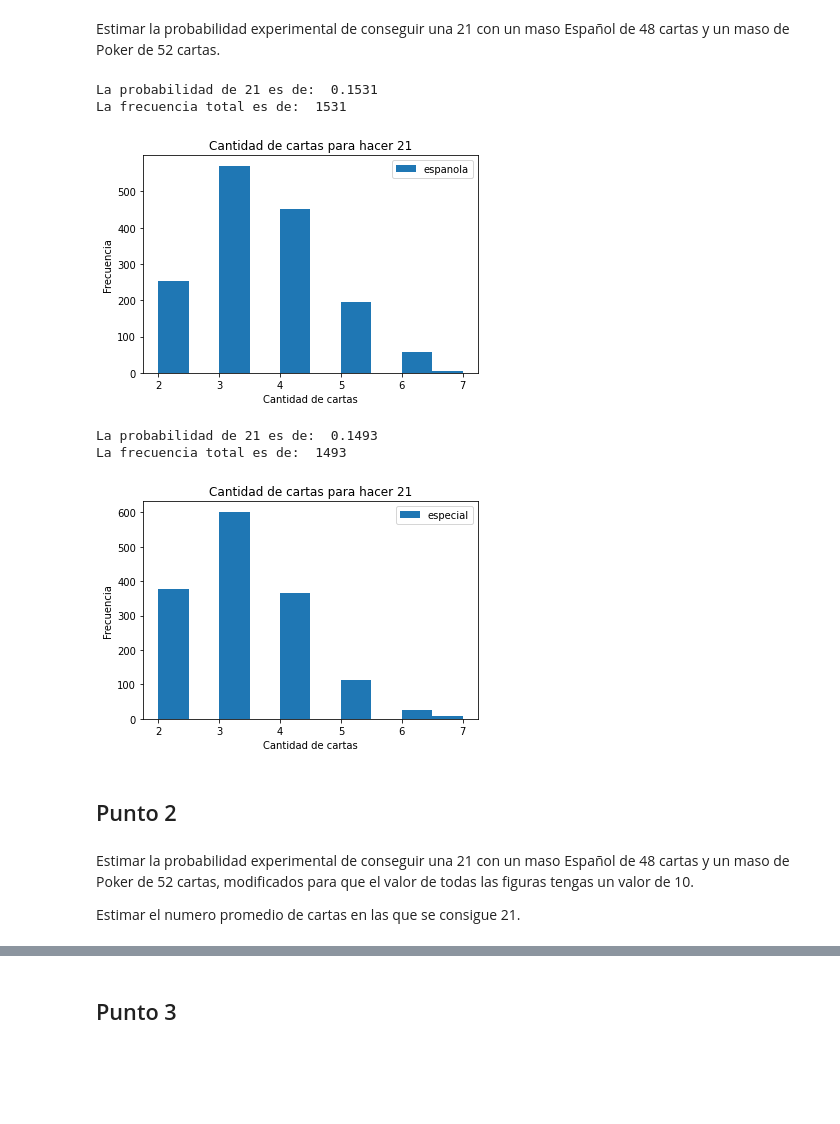
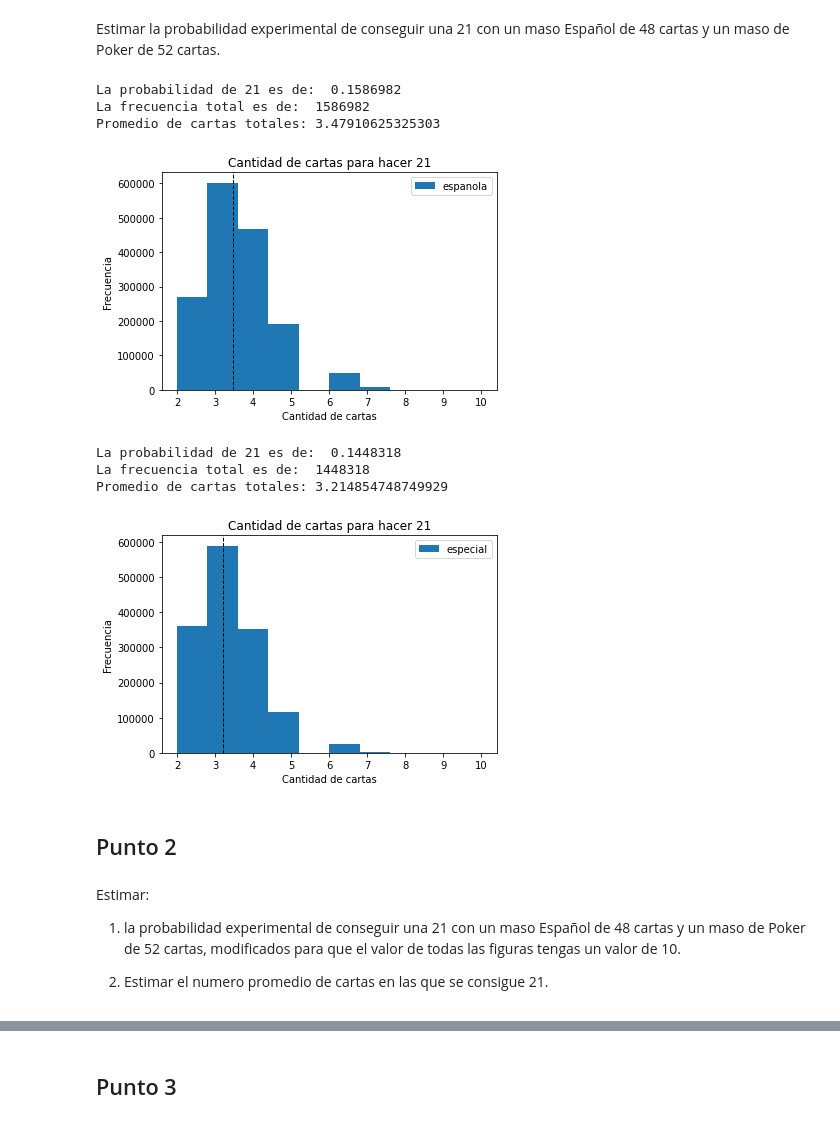
Before and after one commit to lucasps16/AlgorithmsUN2020II, a Jupyter notebook: Lab4/21BlackjackGrClass2StGrooup8.ipynb, the cells around one changed output, grey strips where cells are left out. Drawn from its saved outputs; the diff is of its cells as text; code cells hidden in the pictures; blank space fills up the shorter version.

```diff
--- a/Lab4/21BlackjackGrClass2StGrooup8.ipynb
+++ b/Lab4/21BlackjackGrClass2StGrooup8.ipynb
@@ -26,7 +32,7 @@ def prob21(cartas, leyenda='baraja'):
   namestr(cartas, globals())
   """Definición de la función para calcular la probabilidad de sacar 21 en un mazo de cartas """
   #Selección de cartas
-  trl = 10000         # Numero de iteraciones
+  trl = 10000000         # Numero de iteraciones
   count = 0           # contador de 21's
   numcart = []        # contador de cantidad de cartas .
 
@@ -39,45 +45,54 @@ def prob21(cartas, leyenda='baraja'):
       cartas_seleccionadas.append(carta)
       deck.remove(carta)
       numero_cartas += 1
 
     if(sum(cartas_seleccionadas) == 21):    # verifica que se haya realizado la 21.
       count += 1
       numcart.append(len(cartas_seleccionadas))
 
     #debug = [cartas_seleccionadas," sum:",sum(cartas_seleccionadas), count ]
     #print (debug)
     #print (numcart)
 
+  # calculo de cartas promedio en que se obtiene 21
+  cartas_promedio = sum(numcart) / float(len(numcart))
+
   # Bloque de codigo que calcula las probabilidades.
   prob =  count / trl
   print("\n\n")
   print("La probabilidad de 21 es de: ", prob)
   print("La frecuencia total es de: ", len(numcart))
+  print("Promedio de cartas totales:", cartas_promedio)
   print("\n")
 
   # Bloque de codigo para plotear los datos
   plt.hist(numcart, cumulative=False)
   plt.xlabel("Cantidad de cartas")
   plt.ylabel("Frecuencia")
   plt.title("Cantidad de cartas para hacer 21")
   plt.legend(namestr(cartas, globals()));
+  plt.axvline(cartas_promedio , color='k', linestyle='dashed', linewidth=1) # añade una linea vertical sobre el eje x
+
   plt.show()
 
 prob21(espanola)
 prob21(especial)
 # %% [output]
-La probabilidad de 21 es de:  0.1531
-La frecuencia total es de:  1531
+La probabilidad de 21 es de:  0.1586982
+La frecuencia total es de:  1586982
+Promedio de cartas totales: 3.47910625325303
-[figure, old version]
+[figure, new version]
-La probabilidad de 21 es de:  0.1493
-La frecuencia total es de:  1493
+La probabilidad de 21 es de:  0.1448318
+La frecuencia total es de:  1448318
+Promedio de cartas totales: 3.214854748749929
-[figure, old version]
+[figure, new version]
 # %% [markdown]
 ## Punto 2
 # %% [markdown]
-Estimar la probabilidad experimental de conseguir una 21 con un maso Español de 48 cartas y un maso de Poker de 52 cartas, modificados para que el valor de todas las figuras tengas un valor de 10.
+Estimar:
+1. la probabilidad experimental de conseguir una 21 con un maso Español de 48 cartas y un maso de Poker de 52 cartas, modificados para que el valor de todas las figuras tengas un valor de 10.
 
-Estimar el numero promedio de cartas en las que se consigue 21.
+2. Estimar el numero promedio de cartas en las que se consigue 21.
 # %%
 # masos modificados
 espanol_modificado = [1,2,3,4,5,6,7,10,10,10,1,2,3,4,5,6,7,8,9,10,10,10,1,2,3,4,5,6,7,8,9,10,10,10,1,2,3,4,5,6,7,8,9,10,10,10]
```
Also changed, not shown: parts of 8 cells of this notebook.
